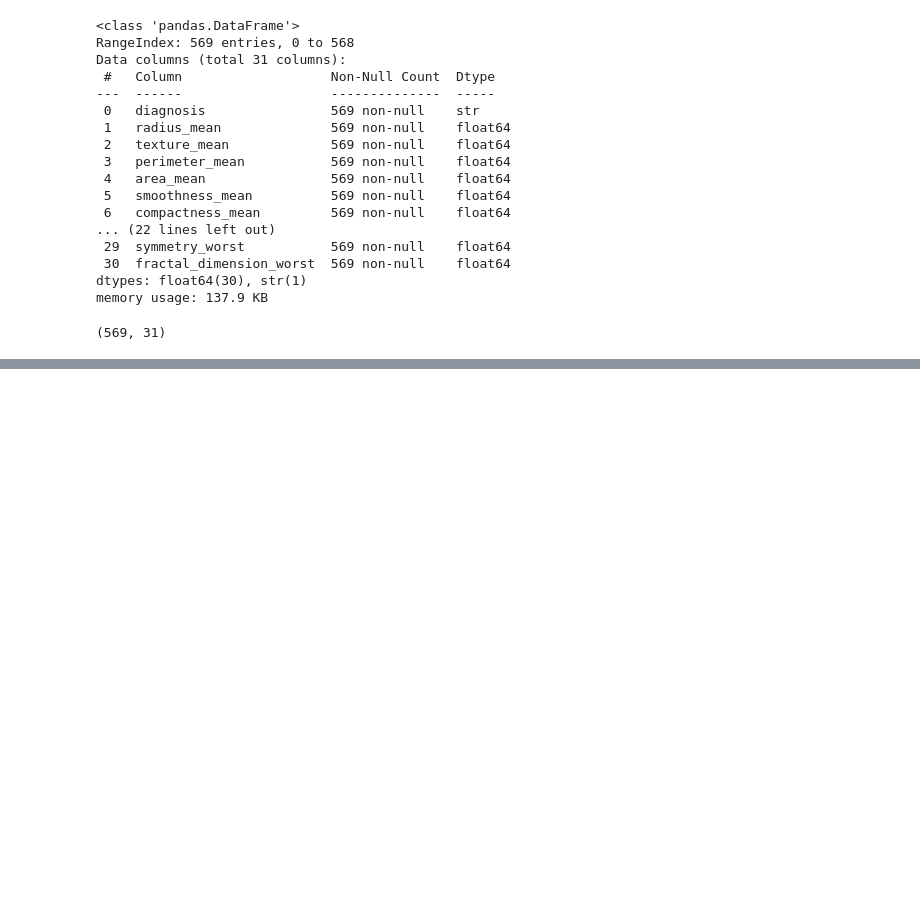
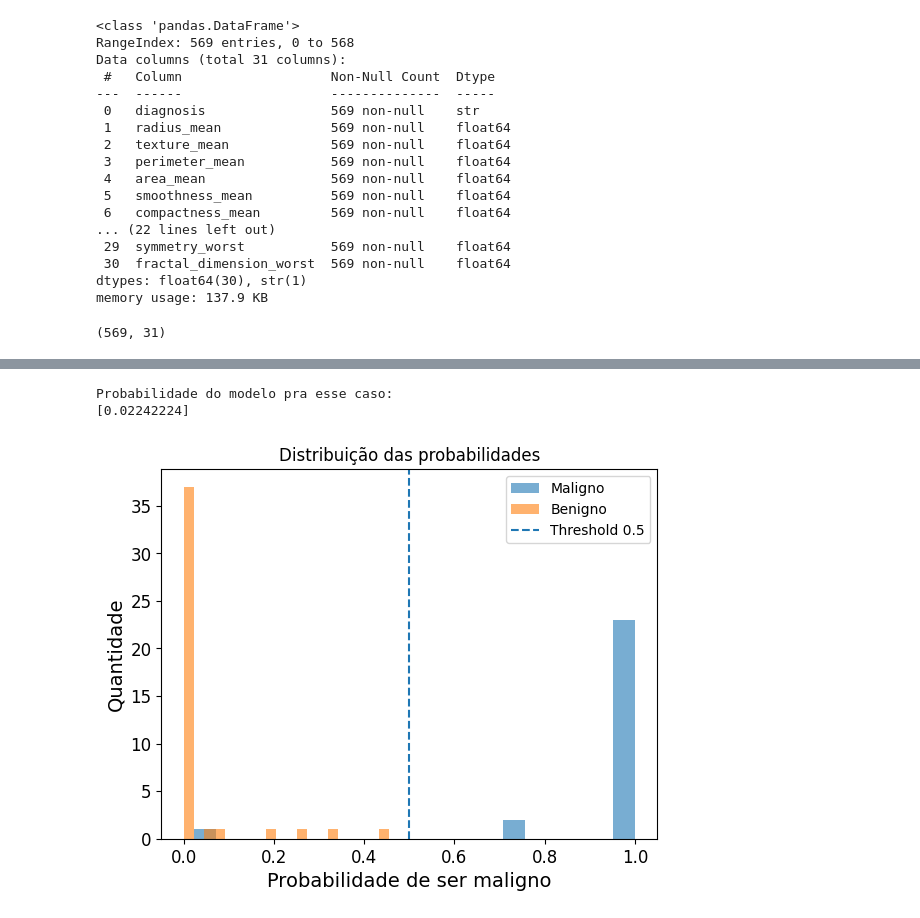
Before and after one commit to gabrielcannes/desafio-tecnico-fase1, a Jupyter notebook: main.ipynb, the cells around one changed output, grey strips where cells are left out. Saved outputs shown, nothing was run; the diff lists cells and outputs as text; code cells hidden in the pictures; blank space fills up the shorter version.

```diff
--- a/main.ipynb
+++ b/main.ipynb
@@ -248,0 +308,4 @@ df.shape
+# %%
+# 2. Converter M/B → 0/1
+y_train = y_train.map({'M': 1, 'B': 0})
+y_test = y_test.map({'M': 1, 'B': 0})
@@ -248,0 +372,15 @@ df.shape
+# %%
+y_prob = model.predict_proba(X_test)[:, 1]
+
+def avaliar_threshold(threshold):
+    y_pred_custom = (y_prob >= threshold).astype(int)
+
+    print("=" * 50)
+    print(f"📊 THRESHOLD = {threshold}")
+    print("=" * 50)
+
+    print("\n📉 Matriz de Confusão:")
+    print(confusion_matrix(y_test, y_pred_custom))
+
+    print("\n📄 Classification Report:")
+    print(classification_report(y_test, y_pred_custom))
@@ -248,0 +452,28 @@ df.shape
+# %%
+# probabilidade do modelo para esse caso especifico
+
+print("Probabilidade do modelo pra esse caso:")
+print(y_prob[false_negatives_idx])
+# %% [output]
+Probabilidade do modelo pra esse caso:
+[0.02242224]
+# %%
+import matplotlib.pyplot as plt
+
+# separar probabilidades por classe real
+prob_maligno = y_prob[y_test == 1]
+prob_benigno = y_prob[y_test == 0]
+
+plt.hist(prob_maligno, bins=20, alpha=0.6, label='Maligno')
+plt.hist(prob_benigno, bins=20, alpha=0.6, label='Benigno')
+
+plt.axvline(x=0.5, linestyle='--', label='Threshold 0.5')
+
+plt.legend()
+plt.title("Distribuição das probabilidades")
+plt.xlabel("Probabilidade de ser maligno")
+plt.ylabel("Quantidade")
+
+plt.show()
+# %% [output]
+[figure, added]
```
Also changed, not shown: parts of 20 cells of this notebook.
